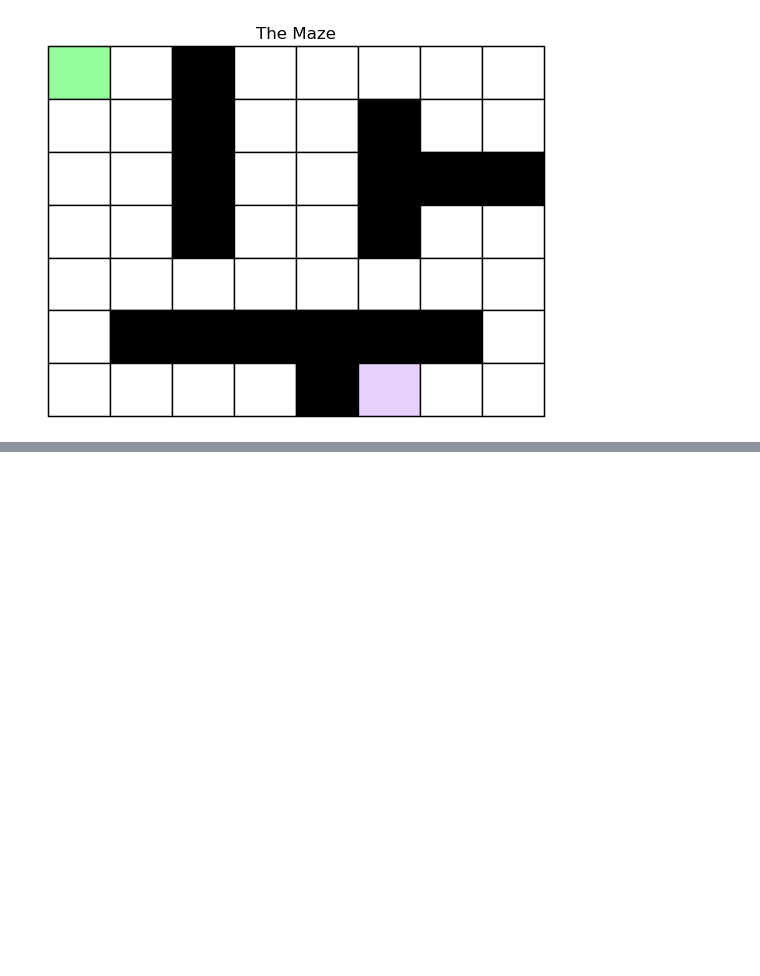
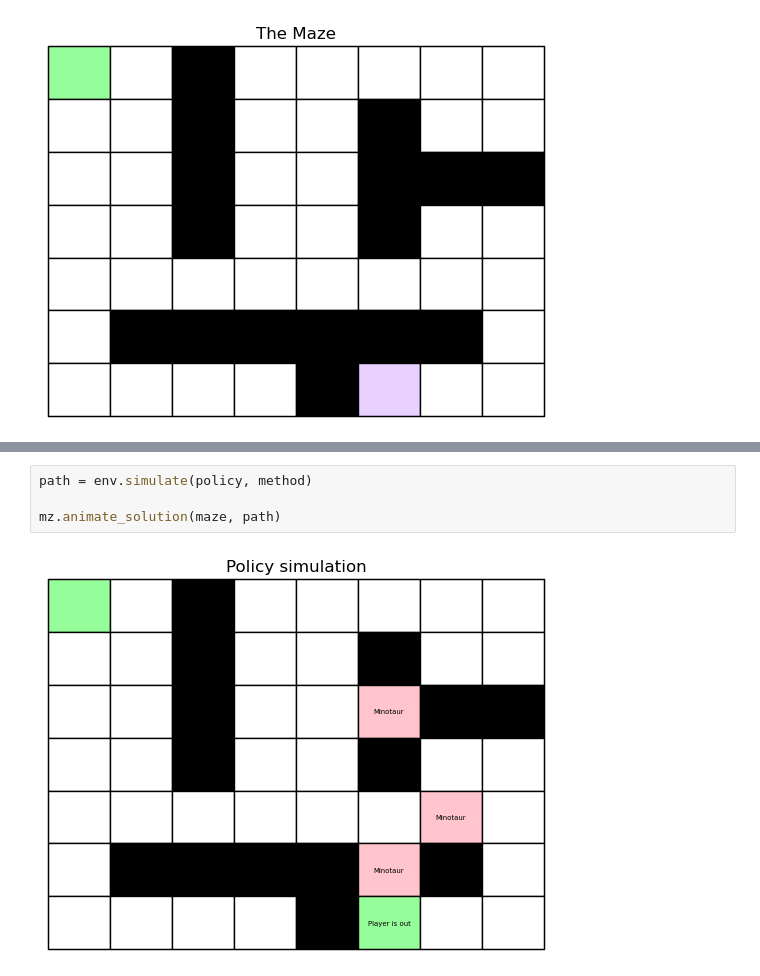
Before and after one commit to SevenhuijsenM/Lab-1-Reinforcement-Learning, a Jupyter notebook: problem_1.ipynb, the cells around one changed output, grey strips where cells are left out. Drawn from its saved outputs; the diff is of its cells as text; blank space fills up the shorter version.

```diff
--- a/problem_1.ipynb
+++ b/problem_1.ipynb
@@ -119,0 +142,6 @@ mz.animate_solution(maze, path)
+# %%
+path = env.simulate(policy, method)
+
+mz.animate_solution(maze, path)
+# %% [output]
+[figure, added]
```
Also changed, not shown: parts of 6 cells of this notebook, 3 other files.
